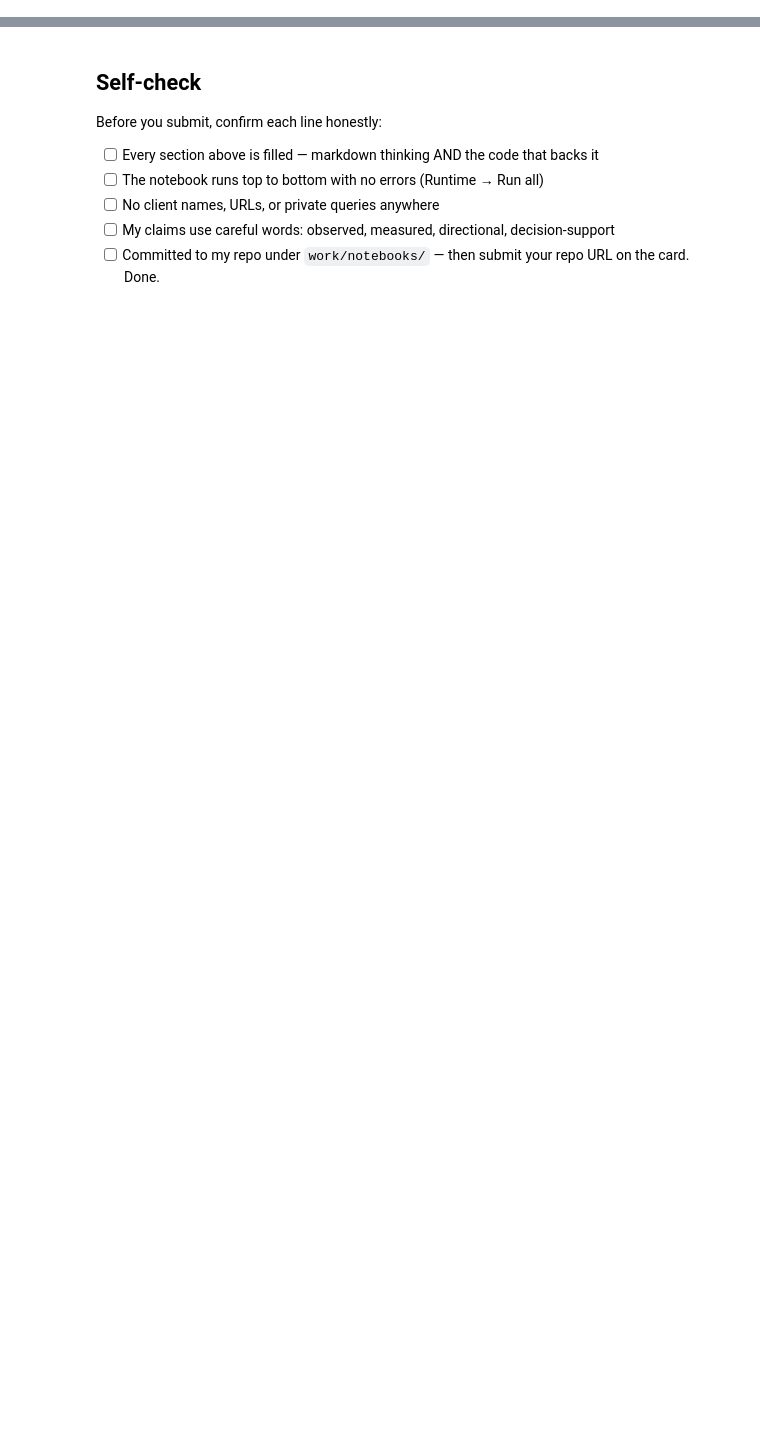
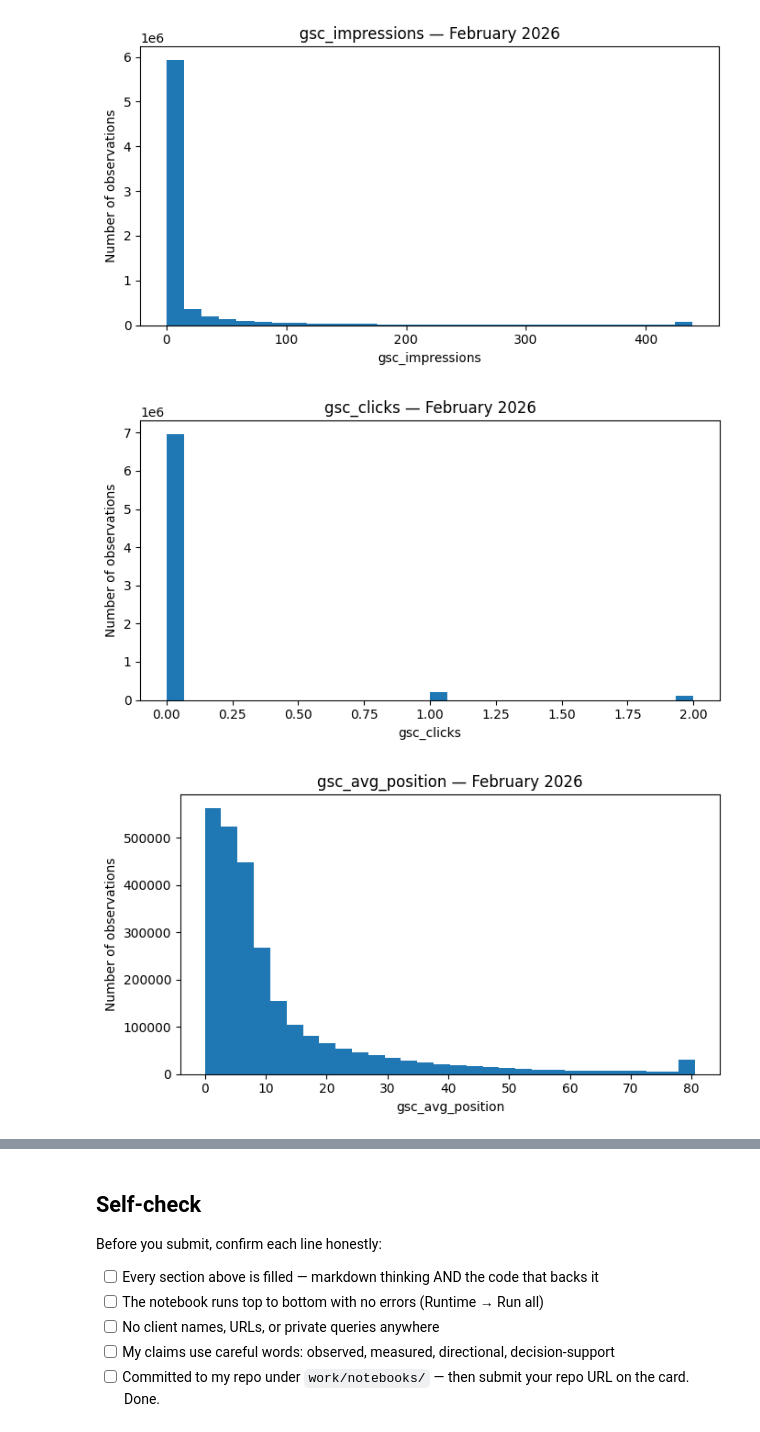
Before and after one commit to karthik-srivathsa-05/flyrank-ai, a Jupyter notebook: work/notebooks/w04_signal_audit.ipynb, the cells around one changed output, grey strips where cells are left out. Saved outputs shown, nothing was run; the diff lists cells and outputs as text; code cells hidden in the pictures; blank space fills up the shorter version.

```diff
--- a/work/notebooks/w04_signal_audit.ipynb
+++ b/work/notebooks/w04_signal_audit.ipynb
@@ -33,0 +192,33 @@ This skeleton is yours to fill. Work the sections **in order** — each one has
+# %%
+# Compact histograms using February observations
+
+plot_df = con.sql(f"""
+SELECT
+    gsc_impressions,
+    gsc_clicks,
+    gsc_avg_position,
+    sessions_organic
+FROM {FACT_FEB}
+WHERE report_date <= DATE '2026-02-28'
+""").df()
+
+for column in [
+    "gsc_impressions",
+    "gsc_clicks",
+    "gsc_avg_position",
+    "sessions_organic"
+]:
+    values = plot_df[column].dropna()
+
+    if len(values) > 0:
+        plt.figure(figsize=(7, 4))
+        plt.hist(values.clip(upper=values.quantile(0.99)), bins=30)
+        plt.title(f"{column} — February 2026")
+        plt.xlabel(column)
+        plt.ylabel("Number of observations")
+        plt.tight_layout()
+        plt.show()
+# %% [output]
+[figure, added]
+[figure, added]
+[figure, added]
```
Also changed, not shown: parts of 26 cells of this notebook.
